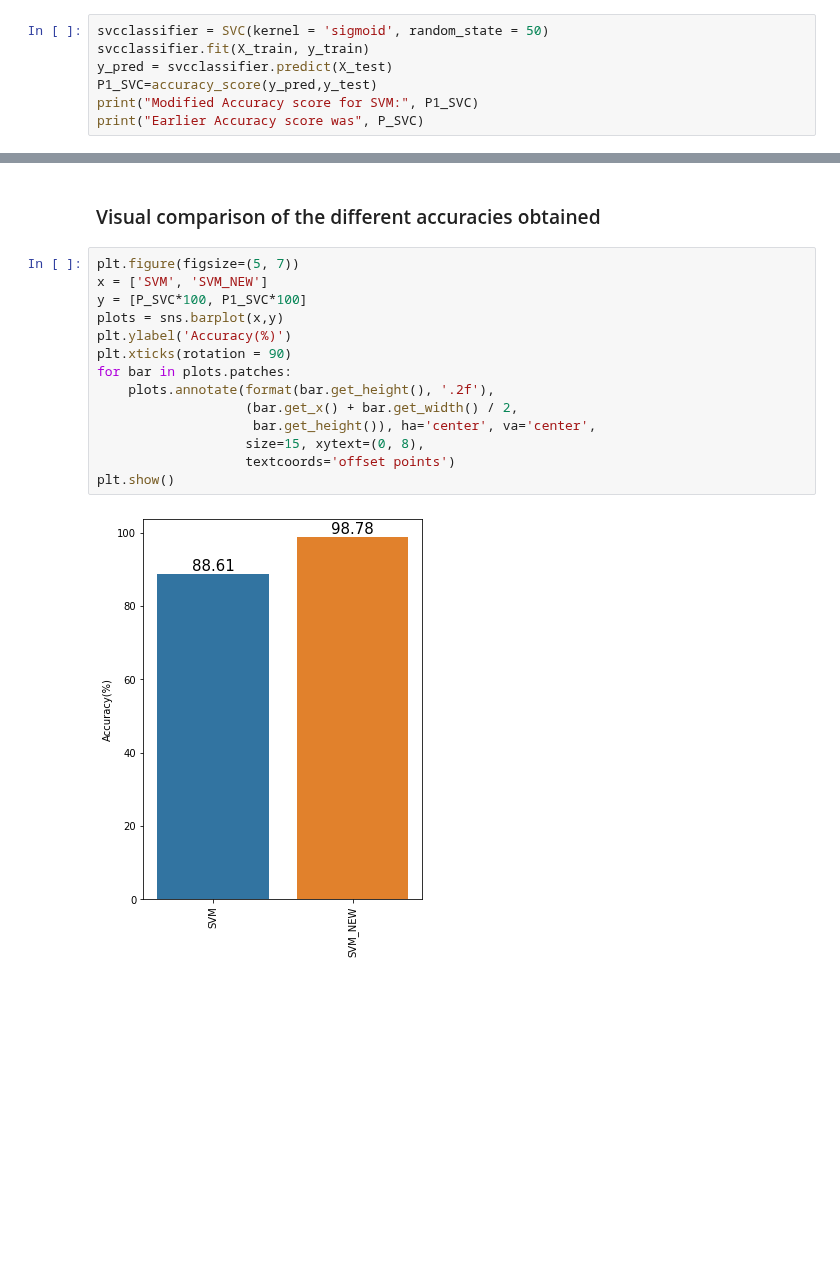
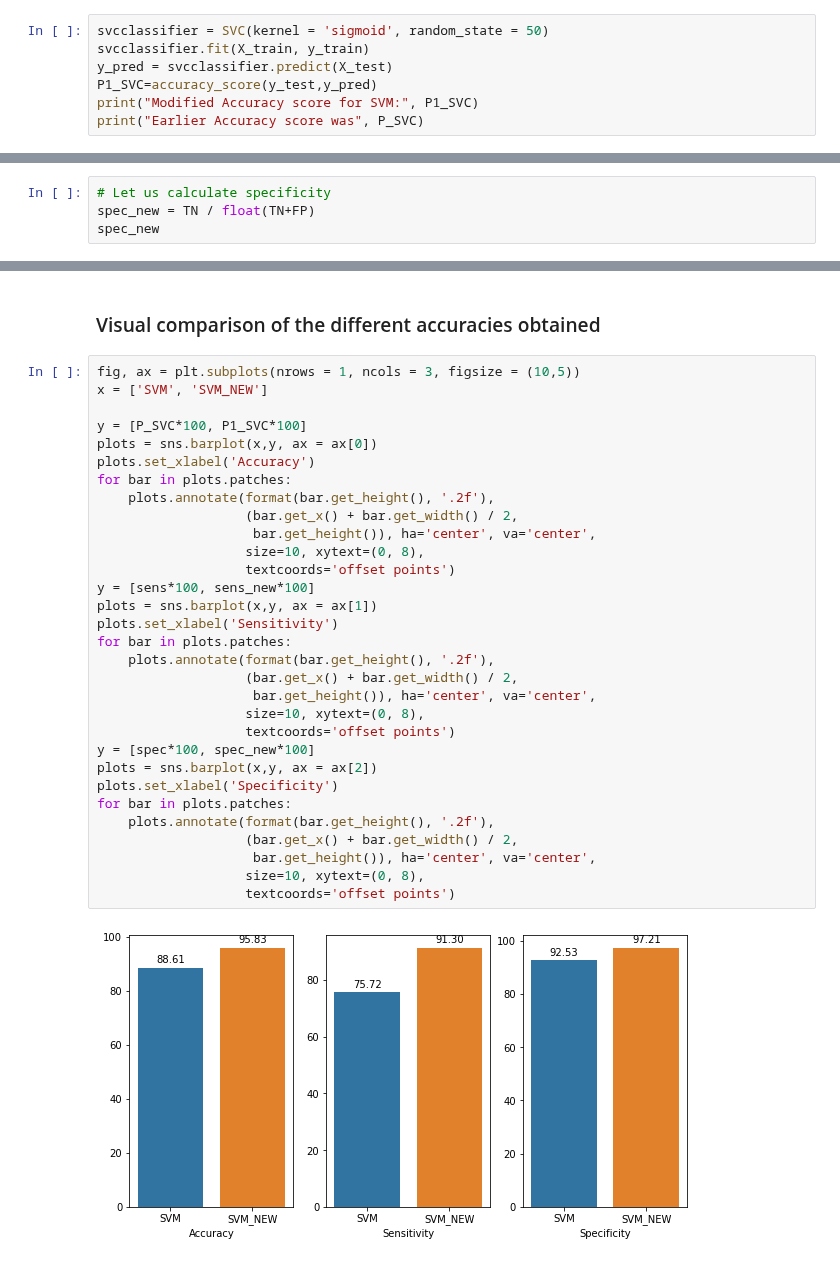
Before and after one commit to Shubhang7100/IoT-using-GWO, a Jupyter notebook: gwo.ipynb, the cells around one changed output, grey strips where cells are left out. Drawn from its saved outputs; the diff is of its cells as text; blank space fills up the shorter version.

```diff
--- a/gwo.ipynb
+++ b/gwo.ipynb
@@ -302,7 +325,7 @@ memory usage: 642.6 KB
 svcclassifier = SVC(kernel = 'sigmoid', random_state = 50)
 svcclassifier.fit(X_train, y_train)
 y_pred = svcclassifier.predict(X_test)
-P1_SVC=accuracy_score(y_pred,y_test)
+P1_SVC=accuracy_score(y_test,y_pred)
 print("Modified Accuracy score for SVM:", P1_SVC)
 print("Earlier Accuracy score was", P_SVC)
 # %% [output]
@@ -310,0 +351,4 @@ Earlier Accuracy score was 0.8860651750972762
+# %%
+# Let us calculate specificity
+spec_new = TN / float(TN+FP)
+spec_new
@@ -311,18 +357,35 @@ Earlier Accuracy score was 0.8860651750972762
 # %% [markdown]
 ### Visual comparison of the different accuracies obtained
-# %%
-plt.figure(figsize=(5, 7))
-x = ['SVM', 'SVM_NEW']
-y = [P_SVC*100, P1_SVC*100]
-plots = sns.barplot(x,y)
-plt.ylabel('Accuracy(%)')
-plt.xticks(rotation = 90)
-for bar in plots.patches:
-    plots.annotate(format(bar.get_height(), '.2f'),
-                   (bar.get_x() + bar.get_width() / 2,
-                    bar.get_height()), ha='center', va='center',
-                   size=15, xytext=(0, 8),
-                   textcoords='offset points')
-plt.show()
-# %% [output]
-[figure, removed]
+# %%
+fig, ax = plt.subplots(nrows = 1, ncols = 3, figsize = (10,5))
+x = ['SVM', 'SVM_NEW']
+
+y = [P_SVC*100, P1_SVC*100]
+plots = sns.barplot(x,y, ax = ax[0])
+plots.set_xlabel('Accuracy')
+for bar in plots.patches:
+    plots.annotate(format(bar.get_height(), '.2f'),
+                   (bar.get_x() + bar.get_width() / 2,
+                    bar.get_height()), ha='center', va='center',
+                   size=10, xytext=(0, 8),
+                   textcoords='offset points')
+y = [sens*100, sens_new*100]
+plots = sns.barplot(x,y, ax = ax[1])
+plots.set_xlabel('Sensitivity')
+for bar in plots.patches:
+    plots.annotate(format(bar.get_height(), '.2f'),
+                   (bar.get_x() + bar.get_width() / 2,
+                    bar.get_height()), ha='center', va='center',
+                   size=10, xytext=(0, 8),
+                   textcoords='offset points')
+y = [spec*100, spec_new*100]
+plots = sns.barplot(x,y, ax = ax[2])
+plots.set_xlabel('Specificity')
+for bar in plots.patches:
+    plots.annotate(format(bar.get_height(), '.2f'),
+                   (bar.get_x() + bar.get_width() / 2,
+                    bar.get_height()), ha='center', va='center',
+                   size=10, xytext=(0, 8),
+                   textcoords='offset points')
+# %% [output]
+[figure, added]
```
Also changed, not shown: parts of 13 cells of this notebook, 1 other file.
